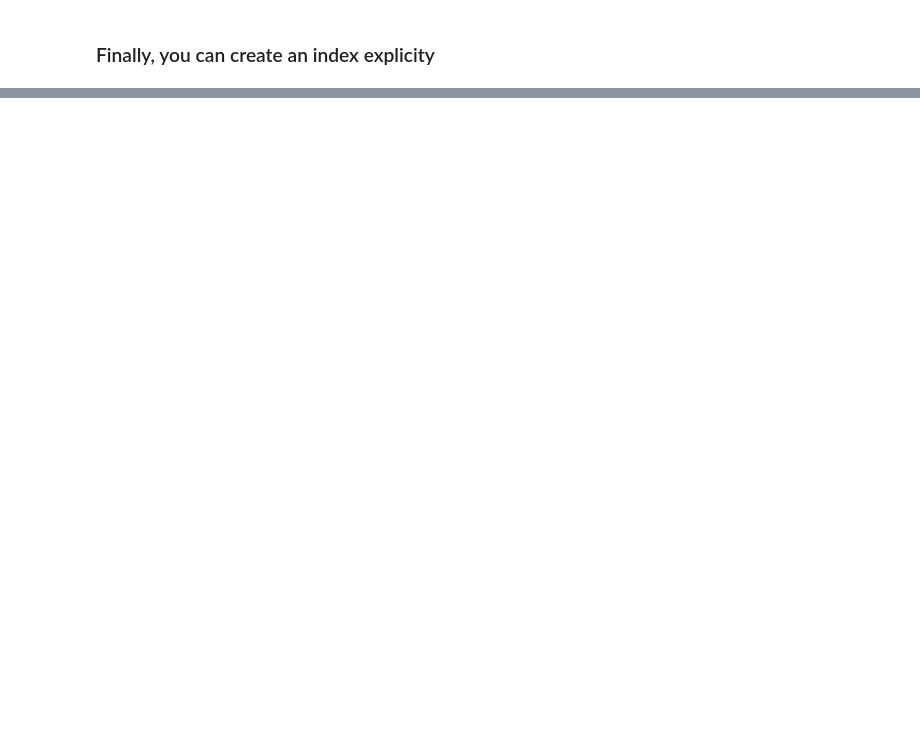
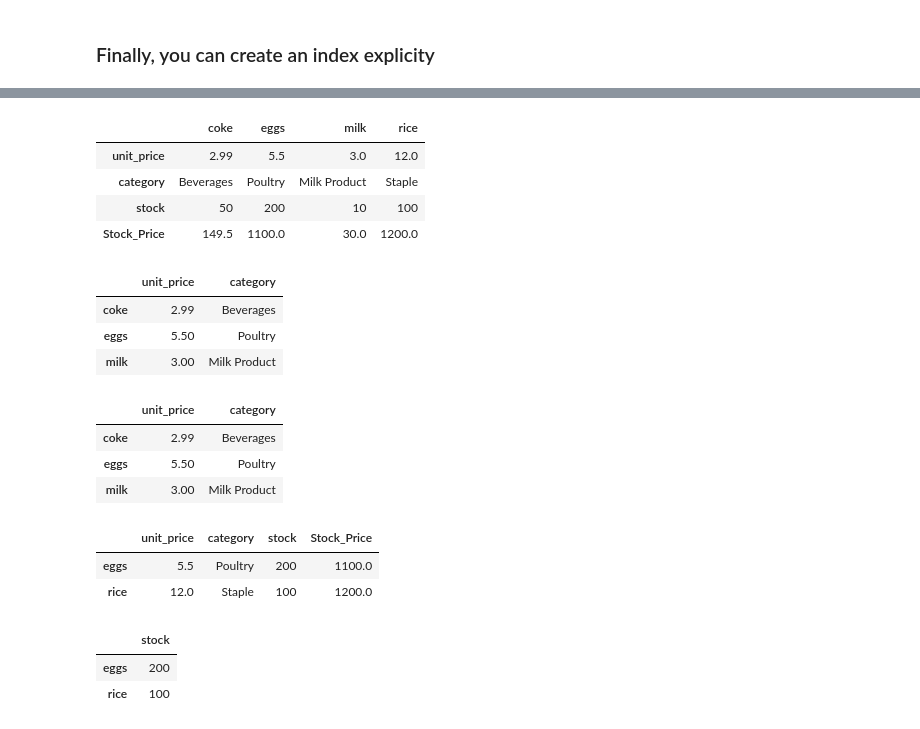
Before and after one commit to arindam31/DataAnalysisStudy, a Jupyter notebook: Pandas - Objects.ipynb, the cells around one changed output, grey strips where cells are left out. Drawn from its saved outputs; the diff is of its cells as text; code cells hidden in the pictures; blank space fills up the shorter version.

```diff
--- a/Pandas - Objects.ipynb
+++ b/Pandas - Objects.ipynb
@@ -147,0 +408,42 @@ my_index.ndim, my_index.shape, my_index.dtype, my_index.size
+# %%
+# We can transpose it since it is a 2d matrix.
+grocery_df.T
+# %% [output]
+|  | coke | eggs | milk | rice |
+| unit_price | 2.99 | 5.5 | 3.0 | 12.0 |
+| category | Beverages | Poultry | Milk Product | Staple |
+| stock | 50 | 200 | 10 | 100 |
+| Stock_Price | 149.5 | 1100.0 | 30.0 | 1200.0 |
+# %%
+# For array style indexing / slicing.
+# While can do, grocery_df[0:3], this is confusing. So once again, we will loc and iloc.
+
+grocery_df.loc[:'milk', :'category']
+# %% [output]
+|  | unit_price | category |
+| coke | 2.99 | Beverages |
+| eggs | 5.50 | Poultry |
+| milk | 3.00 | Milk Product |
+# %%
+# Same data using iloc.
+
+grocery_df.iloc[:3, :2]
+# %% [output]
+|  | unit_price | category |
+| coke | 2.99 | Beverages |
+| eggs | 5.50 | Poultry |
+| milk | 3.00 | Milk Product |
+# %%
+# We can run some querys too using masks.
+grocery_df.loc[grocery_df.stock >= 100]
+# %% [output]
+|  | unit_price | category | stock | Stock_Price |
+| eggs | 5.5 | Poultry | 200 | 1100.0 |
+| rice | 12.0 | Staple | 100 | 1200.0 |
+# %%
+# We can limit the columns we want to see too.
+grocery_df.loc[grocery_df.stock >= 100, ['stock']]
+# %% [output]
+|  | stock |
+| eggs | 200 |
+| rice | 100 |
```
Also changed, not shown: parts of 35 cells of this notebook.
